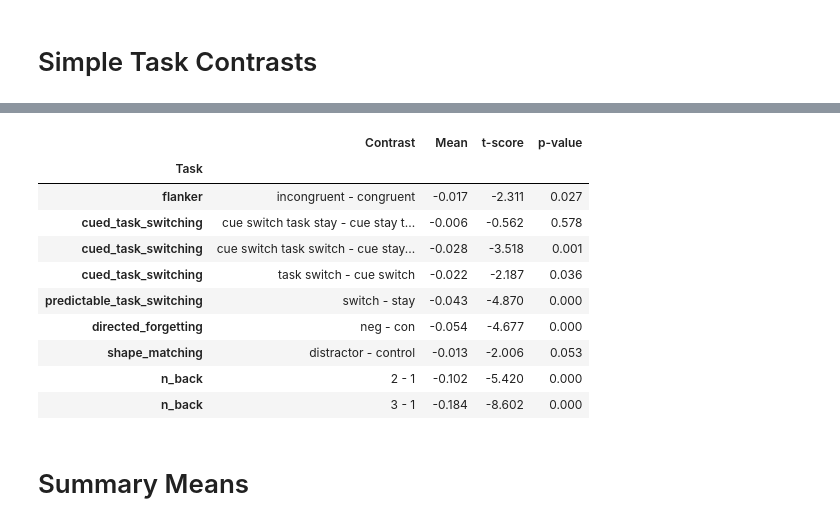
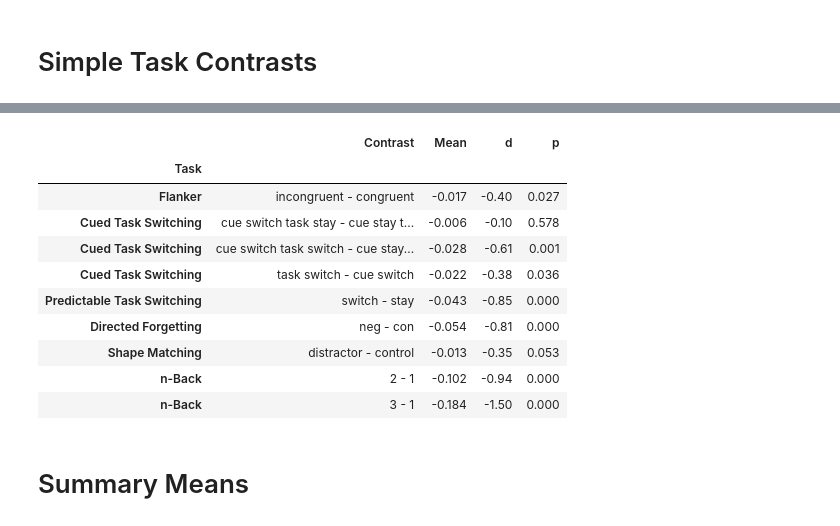
Before and after one commit to henrymj/mturk_dualStop_analysis, a Jupyter notebook: display_tables.ipynb, the cells around one changed output, grey strips where cells are left out. Drawn from its saved outputs; the diff is of its cells as text; code cells hidden in the pictures.

```diff
--- a/display_tables.ipynb
+++ b/display_tables.ipynb
@@ -15,23 +16,23 @@ ssrt_ttests
 ttests_df = ssrt_ttests.T.reset_index().rename(columns={'index':'descrip'})
 # %%
 def get_task_name(descrip):
-    name_piece = descrip.split('!=')[0].split(': ')[0]
+    name_piece = descrip.split('vs.')[0].split(': ')[0]
     if any(p in name_piece for p in ['DC', 'DE']):
         return 'All'
     else:
         return name_piece
 
 def get_test_name(descrip):
-    if 'DC!=0' in descrip:
-        return 'DC != SE'
-    elif 'DE!=0' in descrip:
-        return 'DE != SE'
-    elif 'DE!=DC' in descrip:
-        return 'DE != DC'
+    if 'DCvs.0' in descrip:
+        return 'DC vs. SE'
+    elif 'DEvs.0' in descrip:
+        return 'DE vs. SE'
+    elif 'DEvs.DC' in descrip:
+        return 'DE vs. DC'
     else:
-        return 'mean(DE,DC) != SE'
+        return 'mean(DE,DC) vs. SE'
 
-test_order = {'mean(DE,DC) != SE': 1, 'DC != SE': 2, 'DE != SE': 3, 'DE != DE': 4}
+test_order = {'mean(DE,DC) vs. SE': 1, 'DC vs. SE': 2, 'DE vs. SE': 3, 'DE vs. DE': 4}
 task_order = {
     'All': 'aa',
     'go_no_go': 'ab',
@@ -42,4 +43,16 @@ task_order = {
     'n_back': 'da',
     'directed_forgetting': 'db'
 }
+
+formal_tasks = {
+    'All': 'All',
+    'single_task': 'Single Task',
+    'go_no_go': 'Go/No-Go',
+    'predictable_task_switching': 'Predictable Task Switching',
+    'cued_task_switching': 'Cued Task Switching',
+    'flanker': 'Flanker',
+    'shape_matching': 'Shape Matching',
+    'n_back': 'n-Back',
+    'directed_forgetting': 'Directed Forgetting'
+}
 # %%
@@ -192,8 +278,10 @@ def clean_contrast(con_str):
     return ' - '.join(pieces)
 # %%
 simple_effects = pd.read_csv(f'result_csvs/{dataset}/simple_task_effects.csv', index_col=0)
+simple_effects['Task'] = simple_effects['Task'].map(formal_tasks)
+simple_effects = simple_effects.rename(columns={'p-value': 'p'})
 simple_effects = simple_effects.query('Contrast!="pos-con_"').copy()
 simple_effects['Contrast'] = simple_effects['Contrast'].apply(clean_contrast)
 
 simple_effects['Metric'] = simple_effects['Metric'].apply(clean_contrast)
-simple_effects = simple_effects.round(3).set_index('Task')#.set_index(['Task', 'Contrast', 'Metric'])
+simple_effects = simple_effects[['Task', 'Contrast', 'Metric', 'Mean', 'd', 'p']].set_index('Task')#.set_index(['Task', 'Contrast', 'Metric'])
@@ -218,21 +327,21 @@ simple_rt_df
 # %%
-simple_acc_df = simple_effects.query('Metric == "choice accuracy"').copy()
+simple_acc_df = simple_effects.query('Metric == "choice accuracy"').round({'Mean': 3, 'd': 2, 'p': 3})
 del simple_acc_df['Metric']
 dfi.export(simple_acc_df, f'figures/dataset-{dataset}_metric-simpleContrastsACC_test_ttests.png')
 simple_acc_df.to_csv(f'cleaned_tables/dataset-{dataset}_metric-simpleContrastsACC_test_ttests.csv')
 simple_acc_df
 # %% [output]
-|  | Contrast | Mean | t-score | p-value |
+|  | Contrast | Mean | d | p |
 | Task |  |  |  |  |
-| flanker | incongruent - congruent | -0.017 | -2.311 | 0.027 |
-| cued_task_switching | cue switch task stay - cue stay t... | -0.006 | -0.562 | 0.578 |
-| cued_task_switching | cue switch task switch - cue stay... | -0.028 | -3.518 | 0.001 |
-| cued_task_switching | task switch - cue switch | -0.022 | -2.187 | 0.036 |
-| predictable_task_switching | switch - stay | -0.043 | -4.870 | 0.000 |
-| directed_forgetting | neg - con | -0.054 | -4.677 | 0.000 |
-| shape_matching | distractor - control | -0.013 | -2.006 | 0.053 |
-| n_back | 2 - 1 | -0.102 | -5.420 | 0.000 |
-| n_back | 3 - 1 | -0.184 | -8.602 | 0.000 |
+| Flanker | incongruent - congruent | -0.017 | -0.40 | 0.027 |
+| Cued Task Switching | cue switch task stay - cue stay t... | -0.006 | -0.10 | 0.578 |
+| Cued Task Switching | cue switch task switch - cue stay... | -0.028 | -0.61 | 0.001 |
+| Cued Task Switching | task switch - cue switch | -0.022 | -0.38 | 0.036 |
+| Predictable Task Switching | switch - stay | -0.043 | -0.85 | 0.000 |
+| Directed Forgetting | neg - con | -0.054 | -0.81 | 0.000 |
+| Shape Matching | distractor - control | -0.013 | -0.35 | 0.053 |
+| n-Back | 2 - 1 | -0.102 | -0.94 | 0.000 |
+| n-Back | 3 - 1 | -0.184 | -1.50 | 0.000 |
 # %% [markdown]
 # Summary Means
 # %%
```
Also changed, not shown: parts of 24 cells of this notebook.
